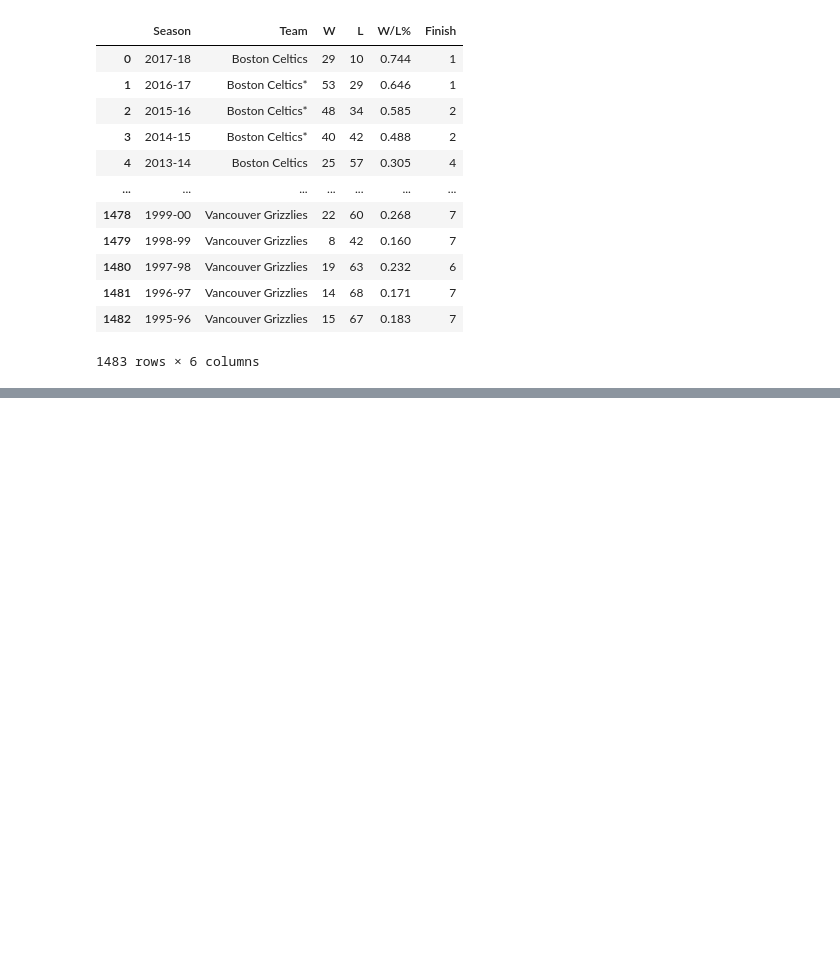
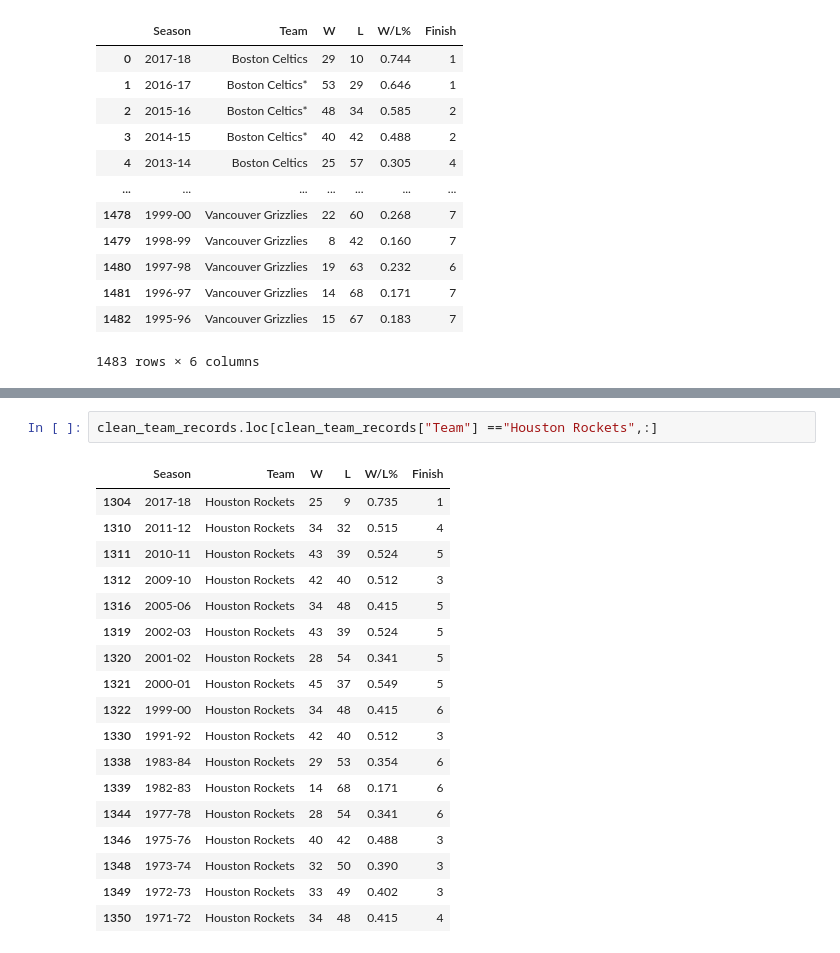
Before and after one commit to paulhji/team_gaap_project1, a Jupyter notebook: NBA Injuries.ipynb, the cells around one changed output, grey strips where cells are left out. Cells and saved outputs as stored; diff of their text form; blank space fills up the shorter version.

```diff
--- a/NBA Injuries.ipynb
+++ b/NBA Injuries.ipynb
@@ -120,0 +189,21 @@ clean_team_records
+# %%
+clean_team_records.loc[clean_team_records["Team"] =="Houston Rockets",:]
+# %% [output]
+|  | Season | Team | W | L | W/L% | Finish |
+| 1304 | 2017-18 | Houston Rockets | 25 | 9 | 0.735 | 1 |
+| 1310 | 2011-12 | Houston Rockets | 34 | 32 | 0.515 | 4 |
+| 1311 | 2010-11 | Houston Rockets | 43 | 39 | 0.524 | 5 |
+| 1312 | 2009-10 | Houston Rockets | 42 | 40 | 0.512 | 3 |
+| 1316 | 2005-06 | Houston Rockets | 34 | 48 | 0.415 | 5 |
+| 1319 | 2002-03 | Houston Rockets | 43 | 39 | 0.524 | 5 |
+| 1320 | 2001-02 | Houston Rockets | 28 | 54 | 0.341 | 5 |
+| 1321 | 2000-01 | Houston Rockets | 45 | 37 | 0.549 | 5 |
+| 1322 | 1999-00 | Houston Rockets | 34 | 48 | 0.415 | 6 |
+| 1330 | 1991-92 | Houston Rockets | 42 | 40 | 0.512 | 3 |
+| 1338 | 1983-84 | Houston Rockets | 29 | 53 | 0.354 | 6 |
+| 1339 | 1982-83 | Houston Rockets | 14 | 68 | 0.171 | 6 |
+| 1344 | 1977-78 | Houston Rockets | 28 | 54 | 0.341 | 6 |
+| 1346 | 1975-76 | Houston Rockets | 40 | 42 | 0.488 | 3 |
+| 1348 | 1973-74 | Houston Rockets | 32 | 50 | 0.390 | 3 |
+| 1349 | 1972-73 | Houston Rockets | 33 | 49 | 0.402 | 3 |
+| 1350 | 1971-72 | Houston Rockets | 34 | 48 | 0.415 | 4 |
```
Also changed, not shown: parts of 11 cells of this notebook.
